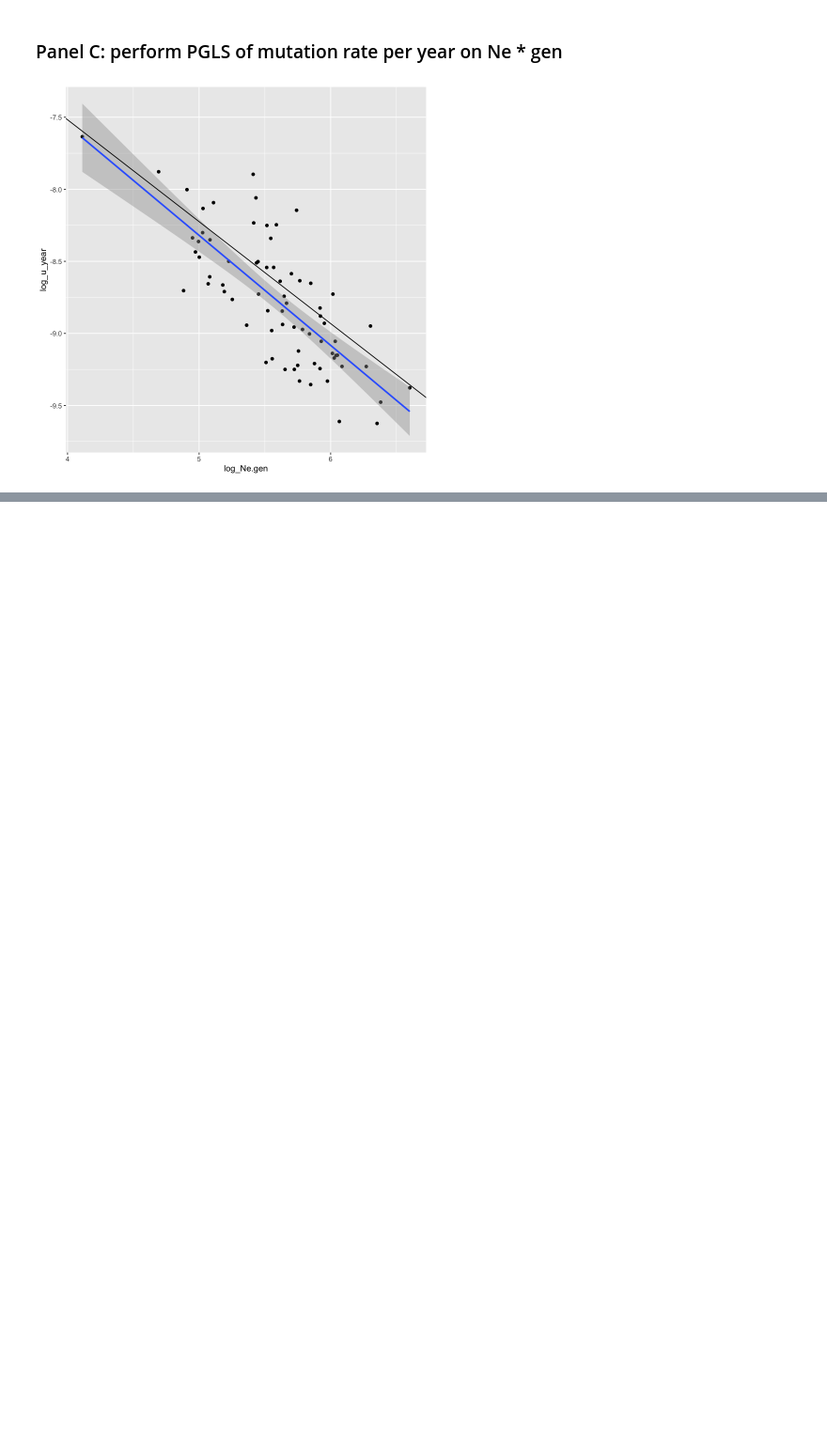
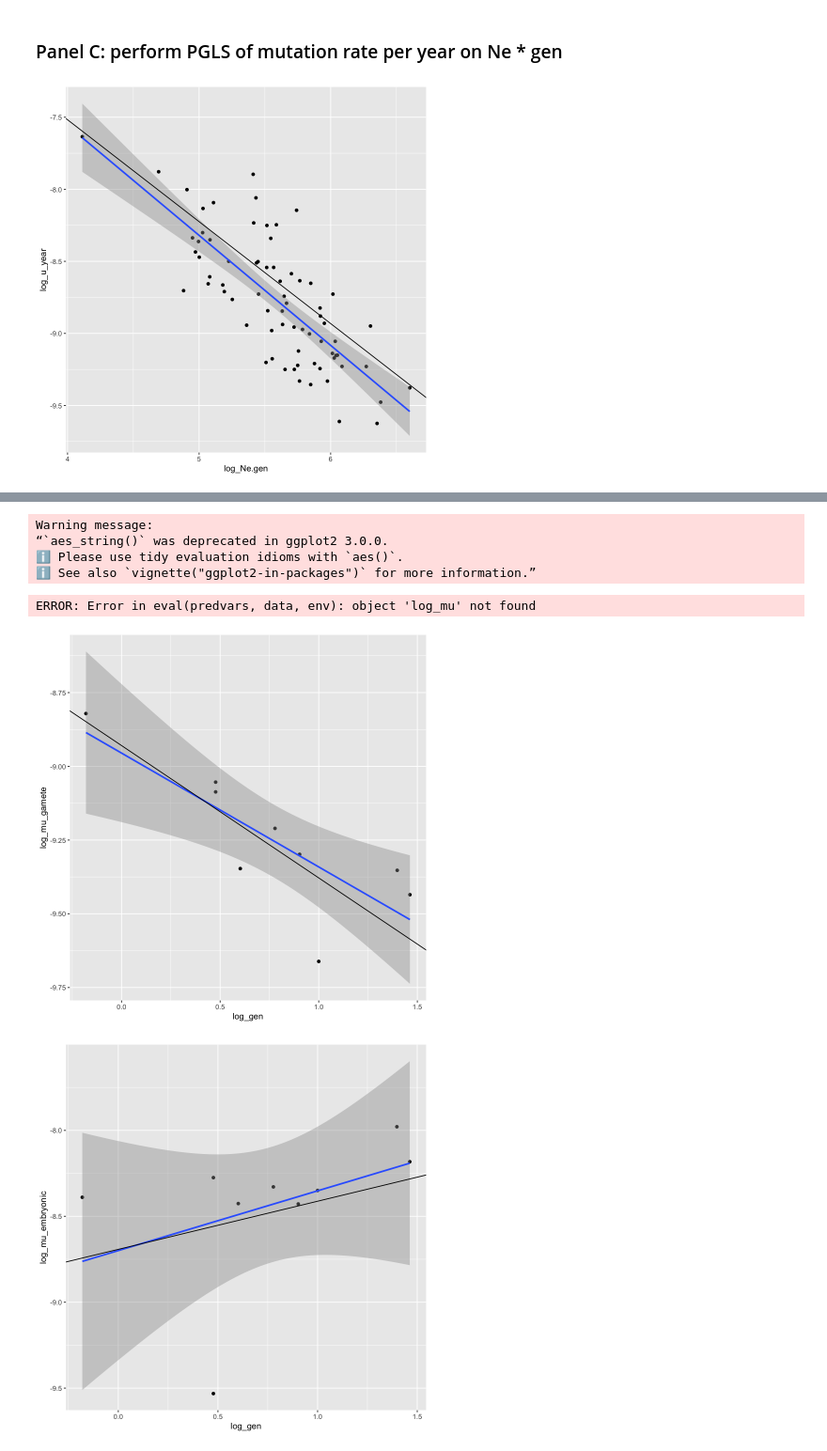
Before and after one commit to harrispopgen/clocklike-DBH, a Jupyter notebook: r_pgls.ipynb, the cells around one changed output, grey strips where cells are left out. Shown at 94% size. Drawn from its saved outputs; the diff is of its cells as text; code cells hidden in the pictures; blank space fills up the shorter version.

Commit message:
new values for embryonic and gamete regression

```diff
--- a/r_pgls.ipynb
+++ b/r_pgls.ipynb
@@ -169,0 +173,48 @@ save_summary_data(Negen_u_year.pgls, print_output=print_output, save_output=save
+# %%
+create_gamete_and_embroynic_mutation_rate_dataframe <- function() {
+    # human, baboon, rhesus macaque, owl monkey, dog, cat, mouse, chimpanzee, aye-aye (gray mouse lemur)
+    species <- c("Homo_sapiens_neanderthalensis", "Papio_anubis", "Macaca_mulatta_vestita", "Aotus_nancymaae", "Canis_lupus_familiaris", "Felis_catus", "Mus_musculus_musculus", "Pan_troglodytes", "Microcebus_murinus")
+    embryonic_mutation_rate <- c(6.57e-9, 4.47e-9, 3.73e-9, 4.69e-9, 3.75e-9, 5.31e-9, 4.08e-9, 1.05e-8, 2.94e-10)
+    gamete_mutation_rate <- c(3.67e-10, 2.18e-10, 5.03e-10, 6.16e-10, 4.5e-10, 8.19e-10, 1.51e-9, 4.44e-10, 8.84e-10)
+    generation_time <- c(29, 10, 8, 6, 4, 3, 0.66, 25, 3)
+    df <- data.frame(species=species,
+        mu_embryonic=embryonic_mutation_rate,
+        mu_gamete=gamete_mutation_rate,
+        gen=generation_time
+    )
+    df$log_mu_gamete <- log10(df$mu_gamete)
+    df$log_mu_embryonic <- log10(df$mu_embryonic)
+    df$log_gen <- log10(df$gen)
+    rownames(df) <- df$species
+    return(df)
+}
+
+perform_gamete_embroynic_data_regression <- function(lambda) {
+    df_g_e <- create_gamete_and_embroynic_mutation_rate_dataframe()
+
+    tree <- read.tree("./data/filtered_unique_species.nwk")
+    # name_check <- name.check(tree, df_g_e)
+    # tree_trim <- drop.tip(tree, name_check$tree_not_data)
+    # name.check(tree_trim, df_g_e)
+    # stopifnot(length(tree_trim$tip.label) == nrow(df_g_e))
+
+    model.mu_gamete_gen <- pgls_dbh(df_g_e, tree, "log_gen", "log_mu_gamete", lambda, TRUE)
+    save_summary_data(model.mu_gamete_gen, print_output=FALSE, save_output=TRUE, save_filename="output/r/longevity_model/mu_gamete_vs_generation_time.csv")
+
+    model.mu_embryonic_gen <- pgls_dbh(df_g_e, tree, "log_gen", "log_mu_embryonic", lambda, TRUE)
+    save_summary_data(model.mu_embryonic_gen, print_output=FALSE, save_output=TRUE, save_filename="output/r/longevity_model/mu_embryonic_vs_generation_time.csv")
+
+    model.mu_gen <- pgls_dbh(df_g_e, tree, "log_gen", "log_mu", lambda, TRUE)
+    save_summary_data(model.mu_gen, print_output=FALSE, save_output=TRUE, save_filename="output/r/longevity_model/mu_vs_generation_time.csv")
+}
+
+lambda <- "ML"
+perform_gamete_embroynic_data_regression(lambda)
+# %% [output]
+Warning message:
+“`aes_string()` was deprecated in ggplot2 3.0.0.
+ℹ Please use tidy evaluation idioms with `aes()`.
+ℹ See also `vignette("ggplot2-in-packages")` for more information.”
+ERROR: Error in eval(predvars, data, env): object 'log_mu' not found
+[figure, added]
+[figure, added]
```
Also changed, not shown: parts of 4 cells of this notebook.
